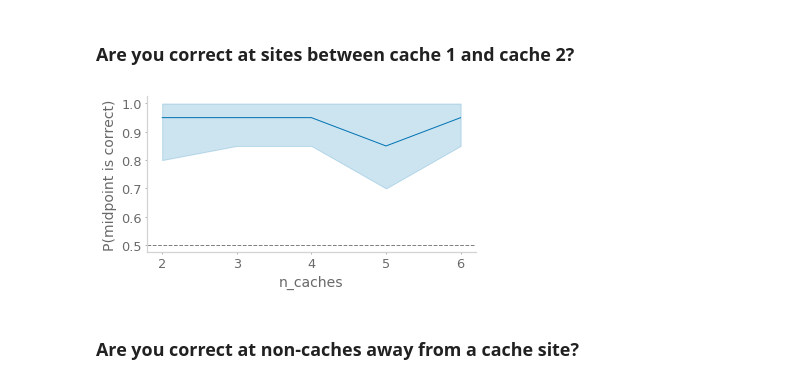
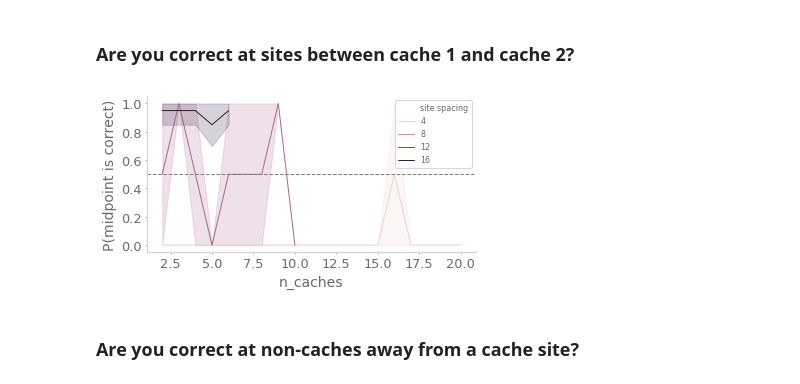
Before and after one commit to chingf/barcodes, a Jupyter notebook: Fig4-capacity-sweep-default.ipynb, the cells around one changed output. Cells and saved outputs as stored; diff of their text form; code cells hidden in the pictures.

```diff
--- a/Fig4-capacity-sweep-default.ipynb
+++ b/Fig4-capacity-sweep-default.ipynb
@@ -27,13 +27,14 @@ elif 'SLURM_JOBID' in os.environ.keys():
 else:
     engram_dir = '/home/cf2794/engram/Ching/barcodes/' # Cortex Path
 exp_dir = os.path.join(engram_dir, 'resolution', exp, model_type)
+cap_dir = os.path.join(engram_dir, 'capacity', exp, model_type)
 # %%
 N_inp = 5000
 N_bar = 5000
 num_states = 100
 inputs = PlaceInputs(N_inp, num_states).get_inputs()
 # %%
-load = True
+load = False
 # %%
 if load:
     with open('pickles/capacity_default.p', 'rb') as f:
@@ -90,18 +94,18 @@ else:
 # %%
 df = pd.DataFrame(summary_stats['identification_2'])
 df = df[df['search strength']==0]
 df['binarized'] = df['noncache val'] < 0.5
 fig, ax = plt.subplots(figsize=(5.5,3))
 sns.lineplot(
-    x='n_caches', y='binarized',
+    x='n_caches', y='binarized', hue='site spacing',
     ax=ax, data=df)
 ax.axhline(0.5, color='gray', linestyle='--')
 plt.ylabel('P(midpoint is correct)')
 plt.tight_layout()
 plt.savefig('midpoint_correct.png', dpi=300)
 plt.show()
 # %% [output]
-[figure, old version]
+[figure, new version]
 # %% [markdown]
 ### Are you correct at non-caches away from a cache site?
 # %%
```
Also changed, not shown: parts of 4 cells of this notebook, 13 other files.
